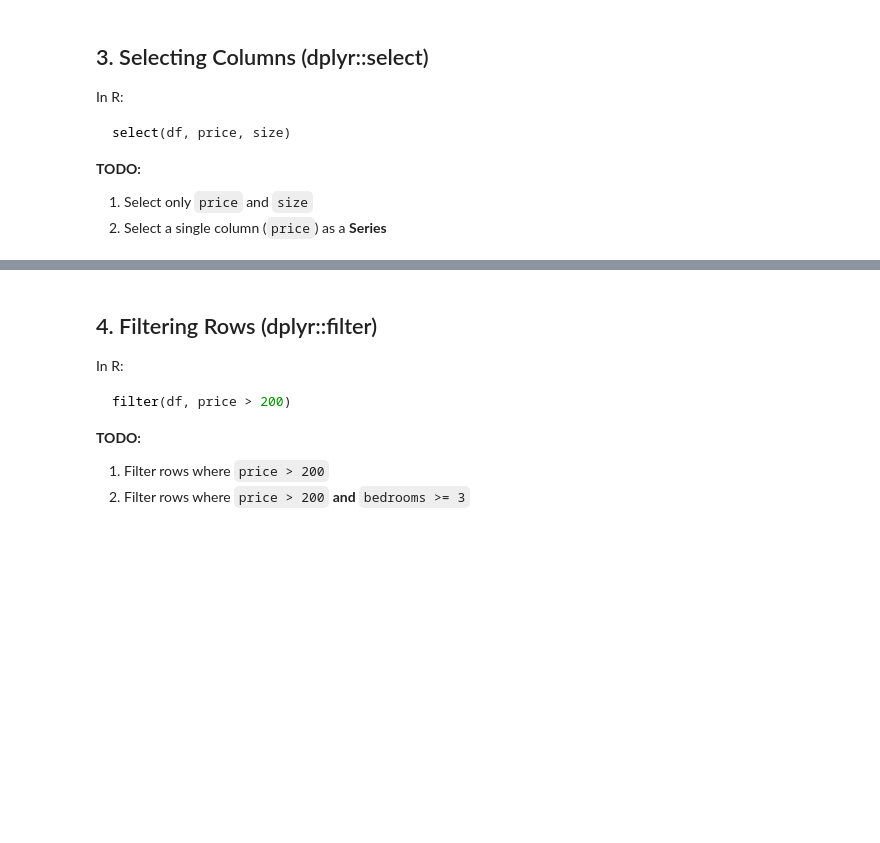
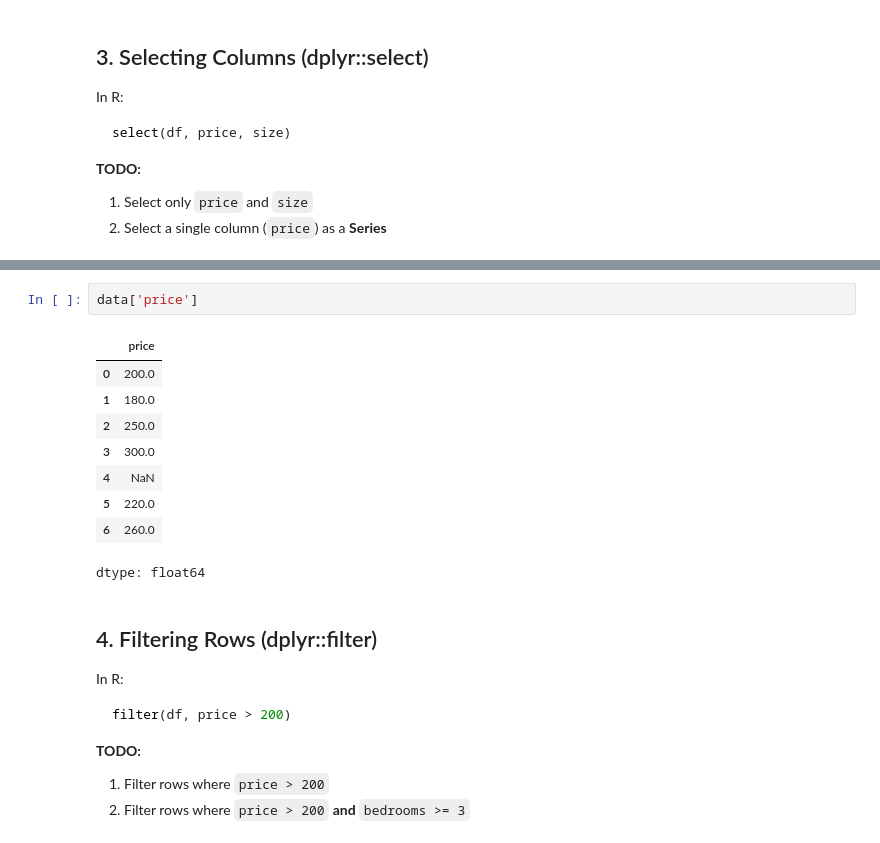
Before and after one commit to nikamade/Data201_MoniqueMadinkoEpseKamgui, a Jupyter notebook: class_2_student_notebook_pandas_data_wrangling_for_r_users.ipynb, the cells around one changed output, grey strips where cells are left out. Drawn from its saved outputs; the diff is of its cells as text; blank space fills up the shorter version.

```diff
--- a/class_2_student_notebook_pandas_data_wrangling_for_r_users.ipynb
+++ b/class_2_student_notebook_pandas_data_wrangling_for_r_users.ipynb
@@ -88,3 +99,15 @@ select(df, price, size)
+# %%
+data['price']
+# %% [output]
+|  | price |
+| 0 | 200.0 |
+| 1 | 180.0 |
+| 2 | 250.0 |
+| 3 | 300.0 |
+| 4 | NaN |
+| 5 | 220.0 |
+| 6 | 260.0 |
+dtype: float64
 # %% [markdown]
 ## 4. Filtering Rows (dplyr::filter)
 
```
Also changed, not shown: parts of 3 cells of this notebook.
